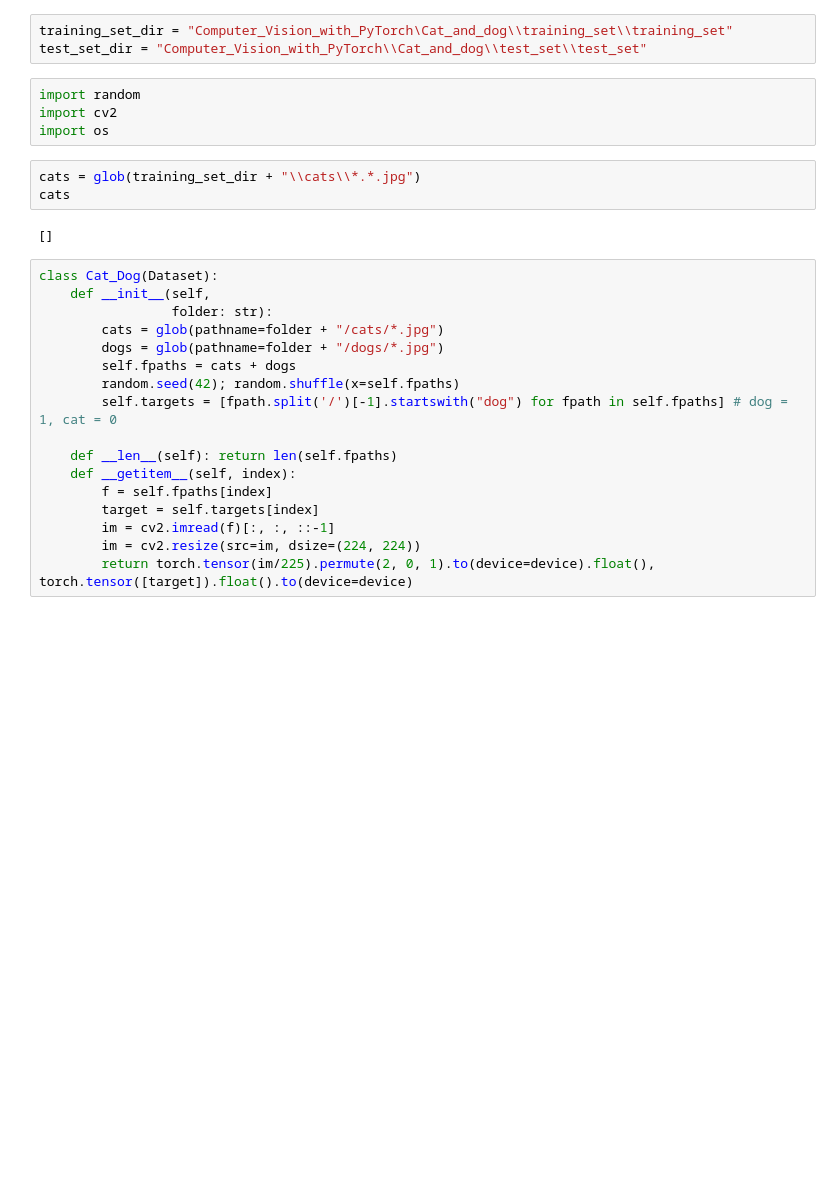
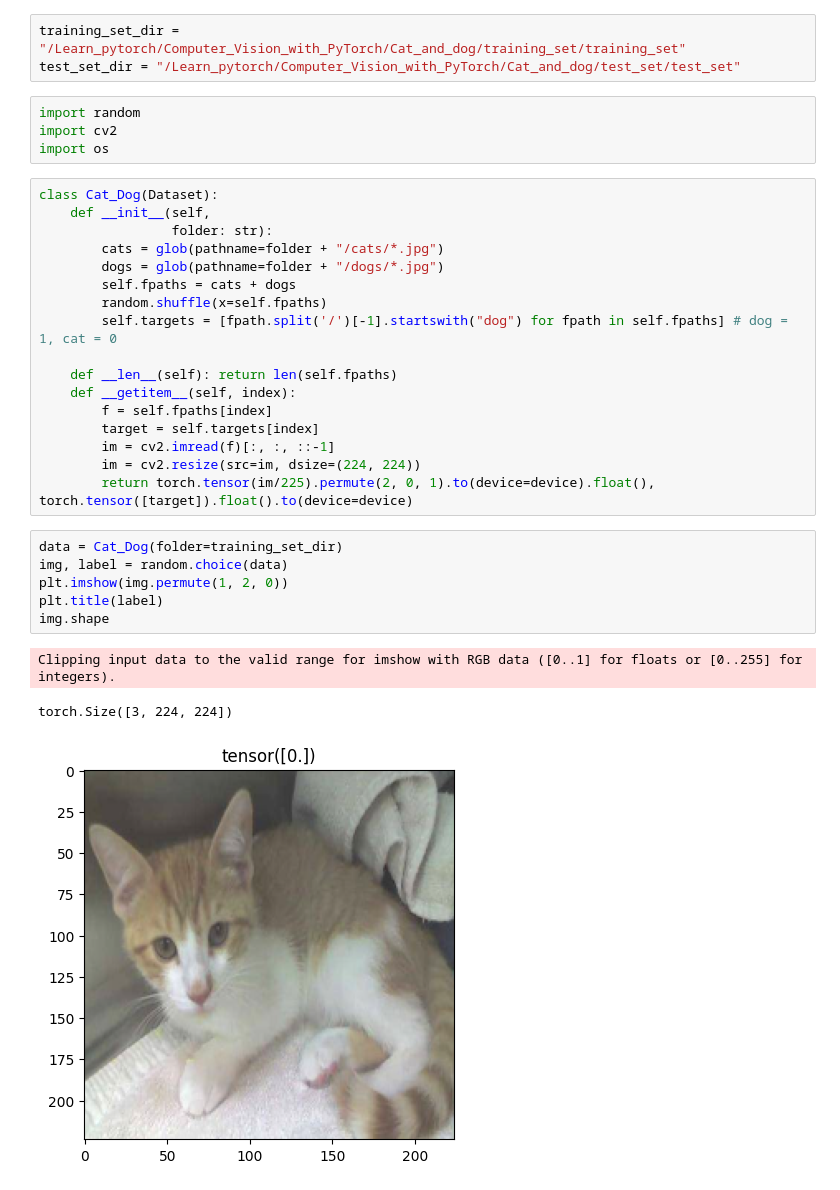
Before and after one commit to HoangLeebadboiz/Computer_VIsion_with_PyTorch, a Jupyter notebook: Computer_Vision_with_PyTorch/Cats_Vs_Dogs.ipynb, the cells around one changed output. Drawn from its saved outputs; the diff is of its cells as text; blank space fills up the shorter version.

```diff
--- a/Computer_Vision_with_PyTorch/Cats_Vs_Dogs.ipynb
+++ b/Computer_Vision_with_PyTorch/Cats_Vs_Dogs.ipynb
@@ -10,17 +10,12 @@ from torch.utils.data import Dataset, DataLoader
 # %%
 device = "cuda:0" if torch.cuda.is_available() else "cpu"
 # %%
-training_set_dir = "Computer_Vision_with_PyTorch\Cat_and_dog\\training_set\\training_set"
-test_set_dir = "Computer_Vision_with_PyTorch\\Cat_and_dog\\test_set\\test_set"
+training_set_dir = "/Learn_pytorch/Computer_Vision_with_PyTorch/Cat_and_dog/training_set/training_set"
+test_set_dir = "/Learn_pytorch/Computer_Vision_with_PyTorch/Cat_and_dog/test_set/test_set"
 # %%
 import random
 import cv2
 import os
-# %%
-cats = glob(training_set_dir + "\\cats\\*.*.jpg")
-cats
-# %% [output]
-[]
 # %%
 class Cat_Dog(Dataset):
     def __init__(self,
@@ -28,7 +23,7 @@ class Cat_Dog(Dataset):
         cats = glob(pathname=folder + "/cats/*.jpg")
         dogs = glob(pathname=folder + "/dogs/*.jpg")
         self.fpaths = cats + dogs
-        random.seed(42); random.shuffle(x=self.fpaths)
+        random.shuffle(x=self.fpaths)
         self.targets = [fpath.split('/')[-1].startswith("dog") for fpath in self.fpaths] # dog = 1, cat = 0
 
     def __len__(self): return len(self.fpaths)
@@ -38,3 +33,13 @@ class Cat_Dog(Dataset):
         im = cv2.imread(f)[:, :, ::-1]
         im = cv2.resize(src=im, dsize=(224, 224))
         return torch.tensor(im/225).permute(2, 0, 1).to(device=device).float(), torch.tensor([target]).float().to(device=device)
+# %%
+data = Cat_Dog(folder=training_set_dir)
+img, label = random.choice(data)
+plt.imshow(img.permute(1, 2, 0))
+plt.title(label)
+img.shape
+# %% [output]
+Clipping input data to the valid range for imshow with RGB data ([0..1] for floats or [0..255] for integers).
+torch.Size([3, 224, 224])
+[figure, added]
```
Also changed, not shown: parts of 12 cells of this notebook.
